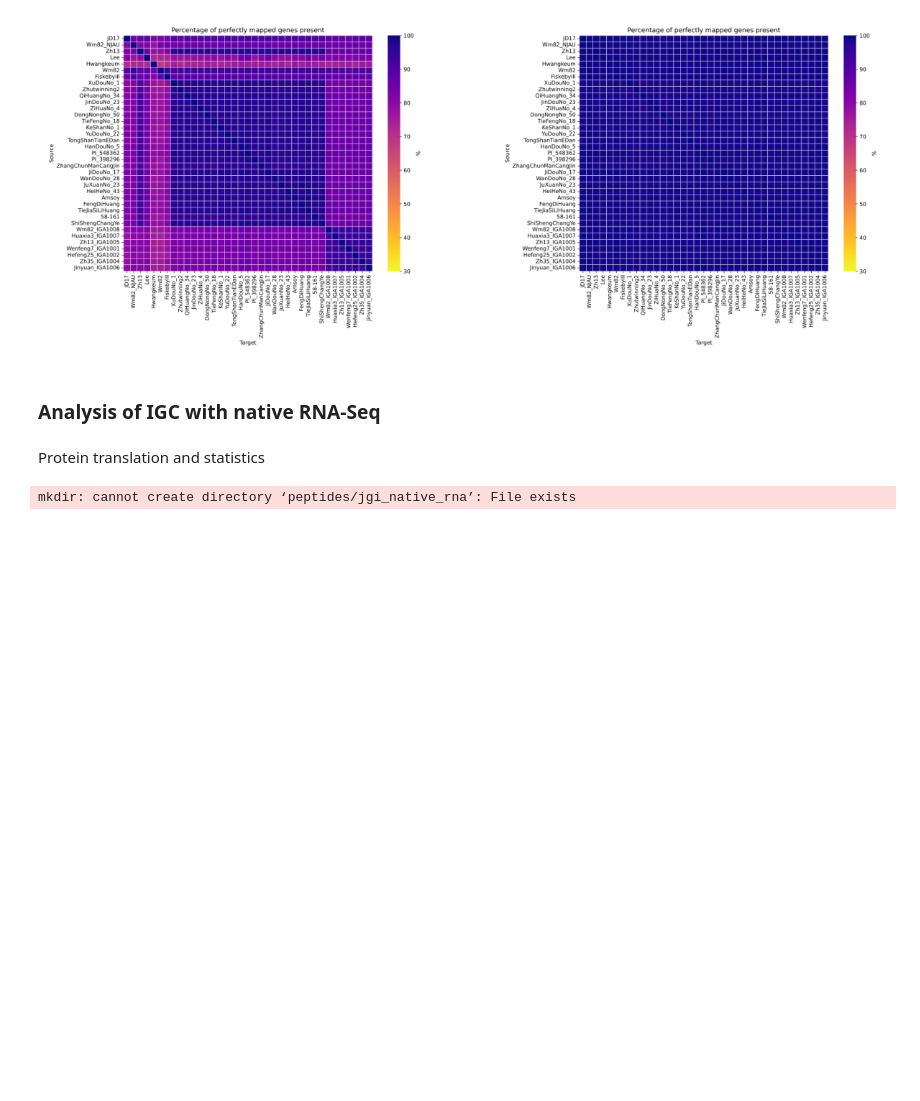
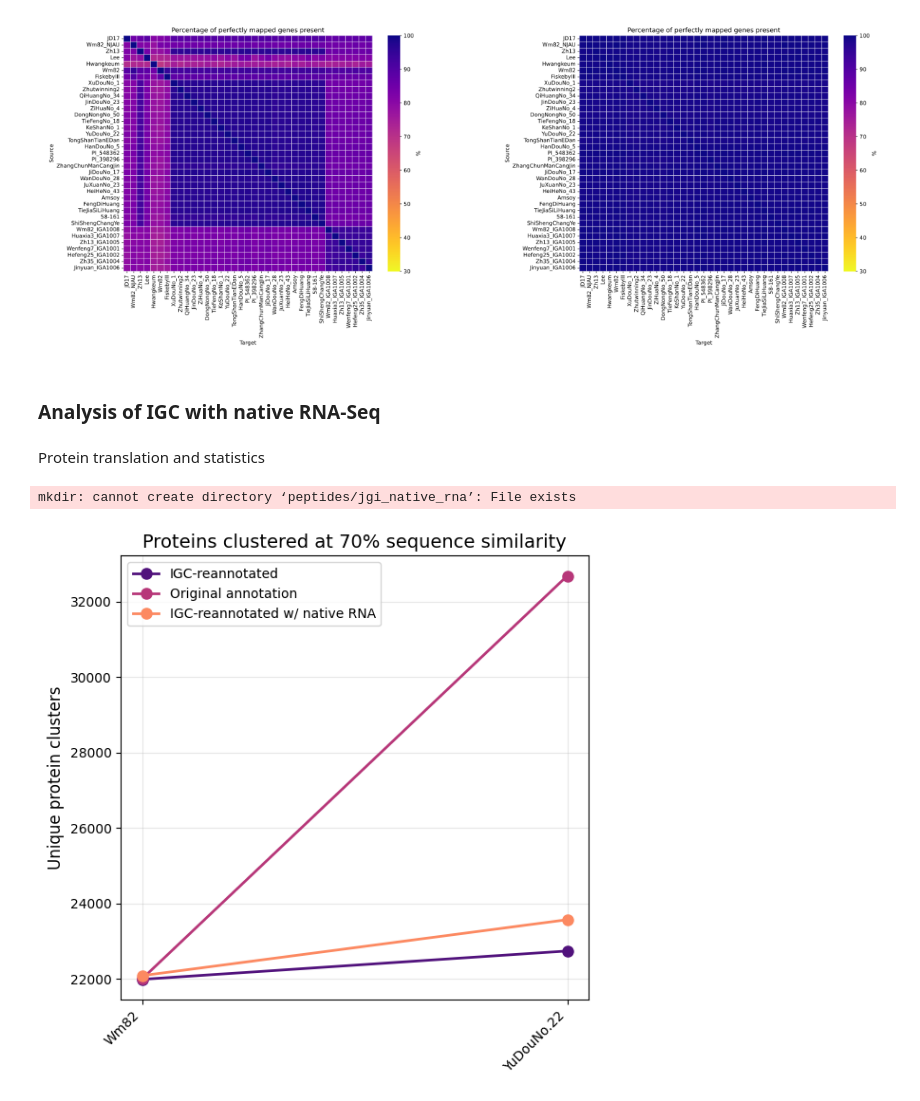
Before and after one commit to tomasbruna/pangene-pav-integration, a Jupyter notebook: Soybean/sobyean.ipynb, the cells around one changed output. Cells and saved outputs as stored; diff of their text form; code cells hidden in the pictures; blank space fills up the shorter version.

Commit message:
Add IGC w native RNA soybean figure

```diff
--- a/Soybean/sobyean.ipynb
+++ b/Soybean/sobyean.ipynb
@@ -253,3 +253,58 @@ cp peptides/external/YuDouNo_22.primaryTrs.fa native_rna_expansion/external
 cp peptides/jgi_native_rna//YuDouNo_22.primaryTrs.fa native_rna_expansion/jgi_native
 
 echo -e "jgi_regular\njgi_native\nexternal" | xargs -I {} bash -c '../scripts/computePanExpansionDiamond.py native_rna_expansion/{}/ native_rna_expansion/{}.tsv --identity 70 --coverage 70 --threads 16'
+# %%
+import matplotlib.pyplot as plt
+import numpy as np
+import seaborn as sns
+
+def parse_file(filename):
+    with open(filename, 'r') as f:
+        lines = f.readlines()
+
+    identity = lines[0].strip().split('=')[1]
+
+    ids = []
+    values = []
+
+    for line in lines[1:-1]:
+        parts = line.strip().split()
+        if len(parts) >= 2:
+            ids.append(parts[0].replace('.primaryTrs', ''))
+            values.append(int(parts[1]))
+
+    return identity, ids, values
+
+identity1, ids1, values1 = parse_file('native_rna_expansion/external.tsv')
+identity2, ids2, values2 = parse_file('native_rna_expansion/jgi_regular.tsv')
+identity3, ids3, values3 = parse_file('native_rna_expansion/jgi_native.tsv')
+
+# Ensure all ids are the same
+if not (ids1 == ids2 == ids3):
+    raise ValueError("Sample IDs must be the same across all files")
+
+fig, ax = plt.subplots(figsize=(6, 6))
+
+x_positions = np.arange(len(ids1))
+
+# Use seaborn's magma color palette
+colors = sns.color_palette("magma", 3)
+
+ax.plot(x_positions, values2, 'o-', color=colors[0], label='IGC-reannotated', markersize=8, linewidth=2)
+ax.plot(x_positions, values1, 'o-', color=colors[1], label='Original annotation', markersize=8, linewidth=2)
+ax.plot(x_positions, values3, 'o-', color=colors[2], label='IGC-reannotated w/ native RNA', markersize=8, linewidth=2)
+
+ax.set_xticks(x_positions)
+ax.set_xticklabels(ids1, rotation=45, ha='right')
+
+ax.set_ylabel('Unique protein clusters', fontsize=12)
+ax.set_title(f'Proteins clustered at 70% sequence similarity', fontsize=14)
+
+ax.grid(True, alpha=0.3)
+ax.legend()
+
+plt.tight_layout()
+plt.savefig('native_rna_expansion/protein_clusters.pdf')
+plt.show()
+# %% [output]
+[figure, added]
```
